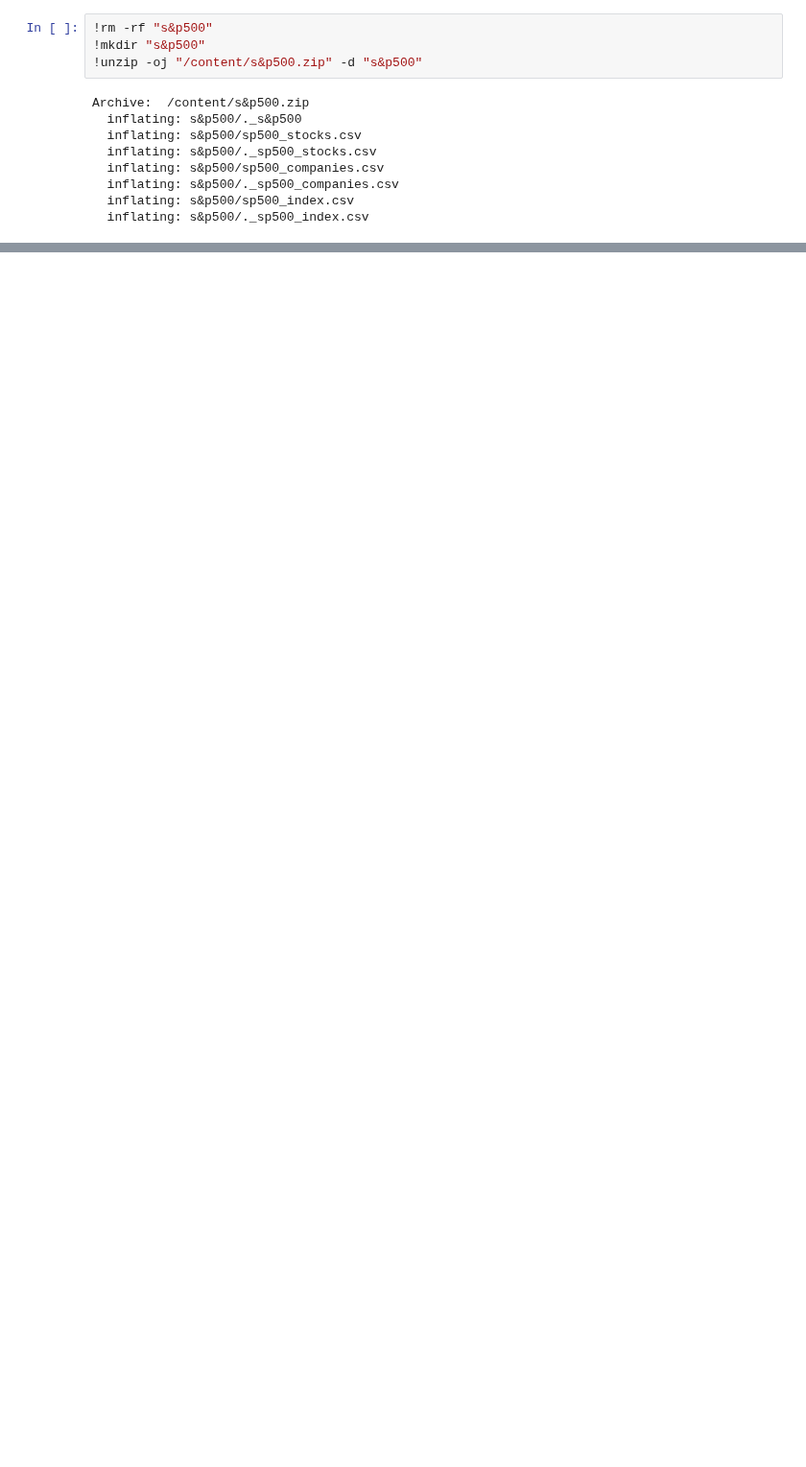
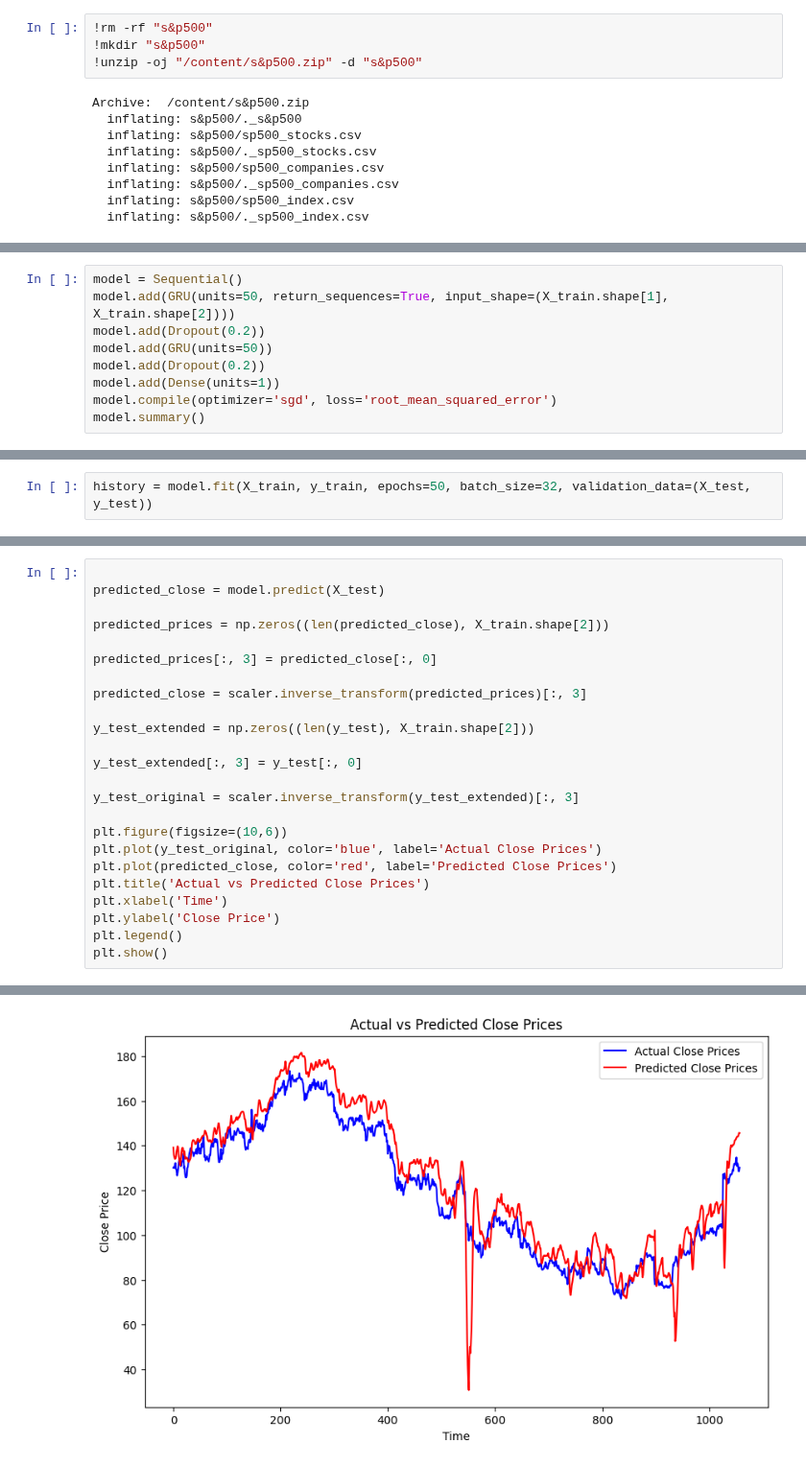
Before and after one commit to ds2af/CSCI6330, a Jupyter notebook: CSCI6330_ProjectCode.ipynb, the cells around one changed output, grey strips where cells are left out. Shown at 96% size. Drawn from its saved outputs; the diff is of its cells as text; blank space fills up the shorter version.

```diff
--- a/CSCI6330_ProjectCode.ipynb
+++ b/CSCI6330_ProjectCode.ipynb
@@ -63,0 +267,9 @@ Archive:  /content/s&p500.zip
+# %%
+model = Sequential()
+model.add(GRU(units=50, return_sequences=True, input_shape=(X_train.shape[1], X_train.shape[2])))
+model.add(Dropout(0.2))
+model.add(GRU(units=50))
+model.add(Dropout(0.2))
+model.add(Dense(units=1))
+model.compile(optimizer='sgd', loss='root_mean_squared_error')
+model.summary()
@@ -63,0 +294,2 @@ Archive:  /content/s&p500.zip
+# %%
+history = model.fit(X_train, y_train, epochs=50, batch_size=32, validation_data=(X_test, y_test))
@@ -63,0 +314,25 @@ Archive:  /content/s&p500.zip
+# %%
+
+predicted_close = model.predict(X_test)
+
+predicted_prices = np.zeros((len(predicted_close), X_train.shape[2]))
+
+predicted_prices[:, 3] = predicted_close[:, 0]
+
+predicted_close = scaler.inverse_transform(predicted_prices)[:, 3]
+
+y_test_extended = np.zeros((len(y_test), X_train.shape[2]))
+
+y_test_extended[:, 3] = y_test[:, 0]
+
+y_test_original = scaler.inverse_transform(y_test_extended)[:, 3]
+
+plt.figure(figsize=(10,6))
+plt.plot(y_test_original, color='blue', label='Actual Close Prices')
+plt.plot(predicted_close, color='red', label='Predicted Close Prices')
+plt.title('Actual vs Predicted Close Prices')
+plt.xlabel('Time')
+plt.ylabel('Close Price')
+plt.legend()
+plt.show()
+# %% [output]
@@ -63,0 +340 @@ Archive:  /content/s&p500.zip
+[figure, added]
```
Also changed, not shown: parts of 33 cells of this notebook.
